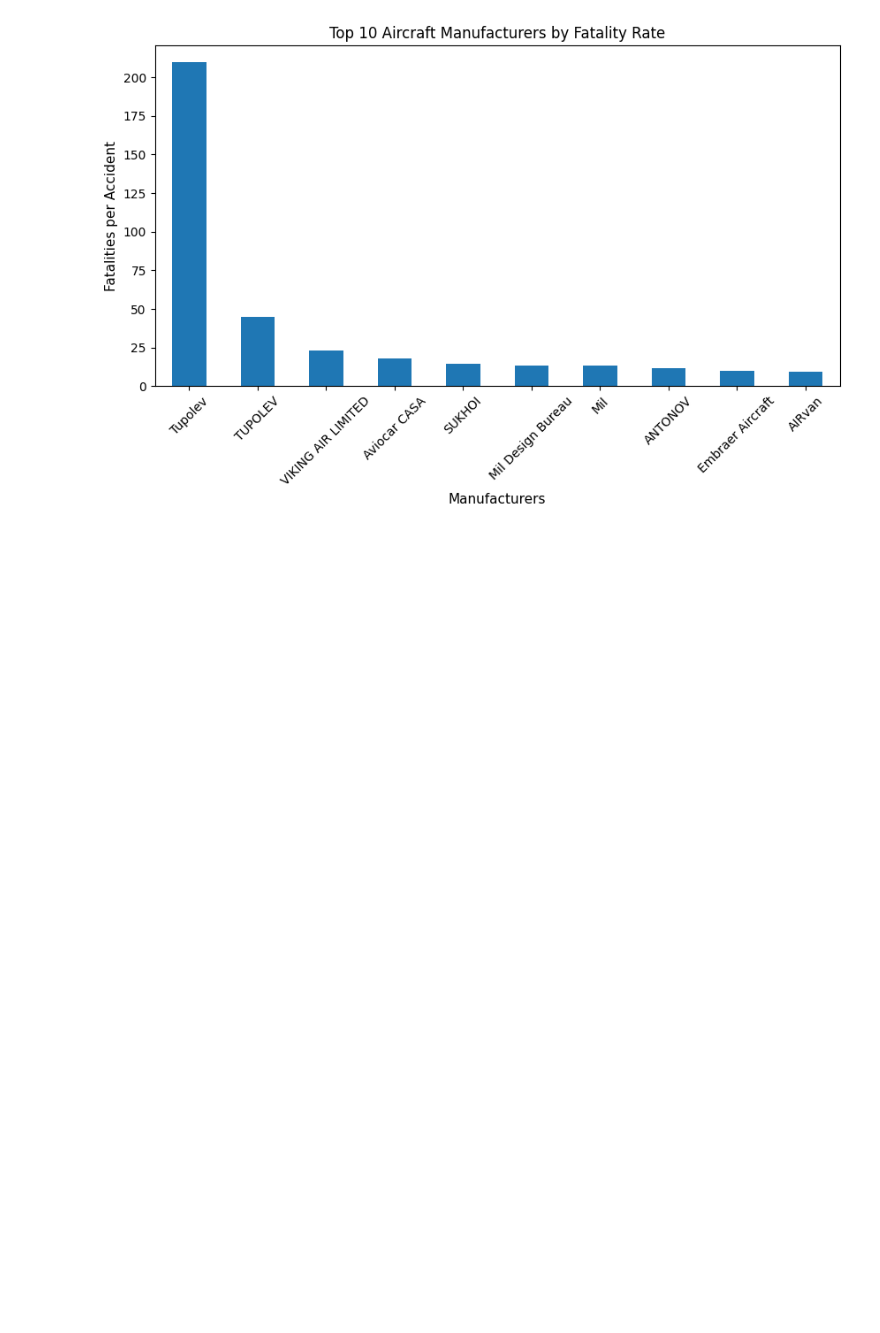
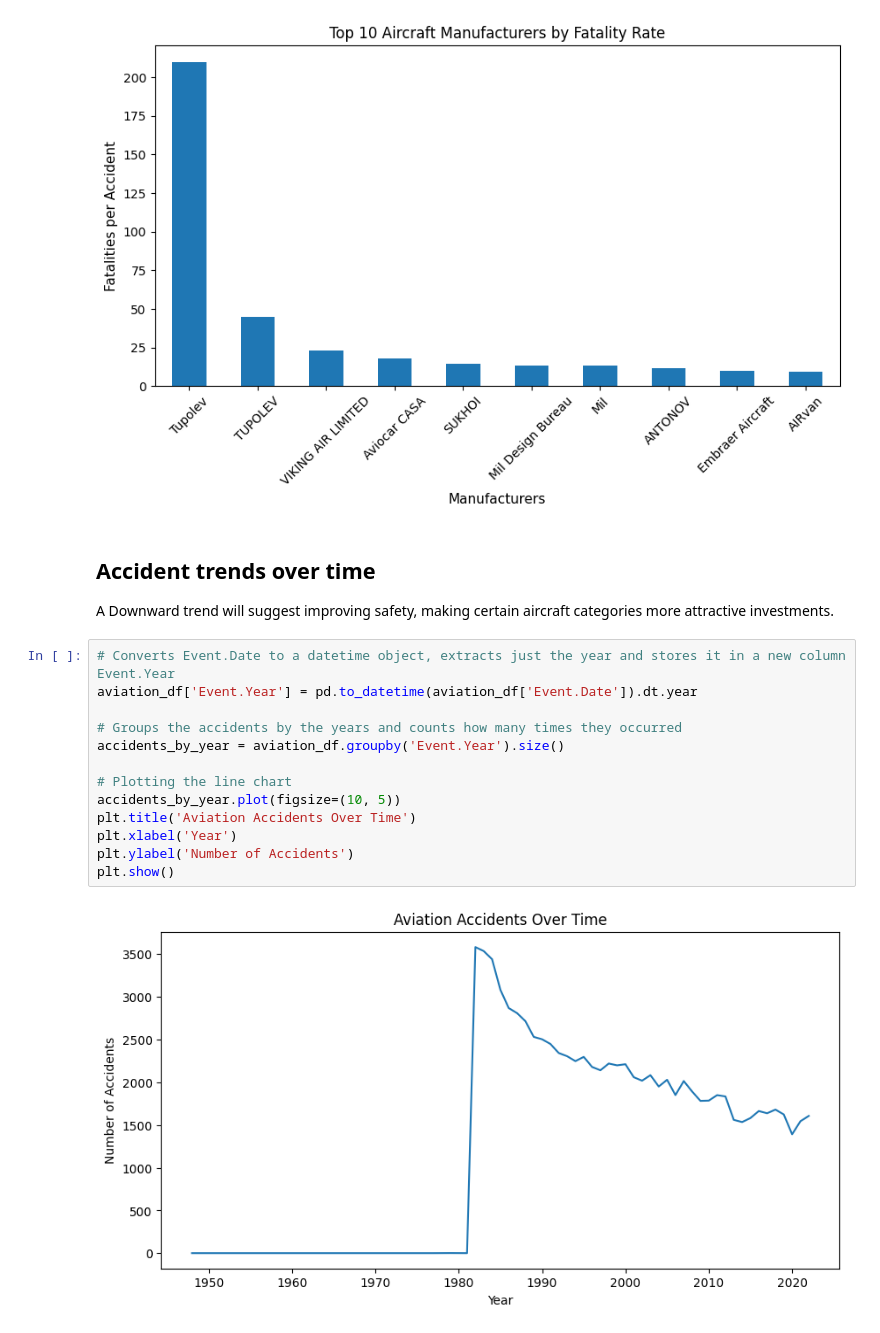
Before and after one commit to KoechCarl/Aviation-Analysis, a Jupyter notebook: Aviation_Analysis.ipynb, the cells around one changed output. Drawn from its saved outputs; the diff is of its cells as text; blank space fills up the shorter version.

Commit message:
Add accident trend visualisation

```diff
--- a/Aviation_Analysis.ipynb
+++ b/Aviation_Analysis.ipynb
@@ -230,3 +230,22 @@ plt.xticks(rotation=45)
 plt.show()
 # %% [output]
 [figure]
+# %% [markdown]
+## Accident trends over time
+
+A Downward trend will suggest improving safety, making certain aircraft categories more attractive investments.
+# %%
+# Converts Event.Date to a datetime object, extracts just the year and stores it in a new column Event.Year
+aviation_df['Event.Year'] = pd.to_datetime(aviation_df['Event.Date']).dt.year
+
+# Groups the accidents by the years and counts how many times they occurred
+accidents_by_year = aviation_df.groupby('Event.Year').size()
+
+# Plotting the line chart
+accidents_by_year.plot(figsize=(10, 5))
+plt.title('Aviation Accidents Over Time')
+plt.xlabel('Year')
+plt.ylabel('Number of Accidents')
+plt.show()
+# %% [output]
+[figure, added]
```
